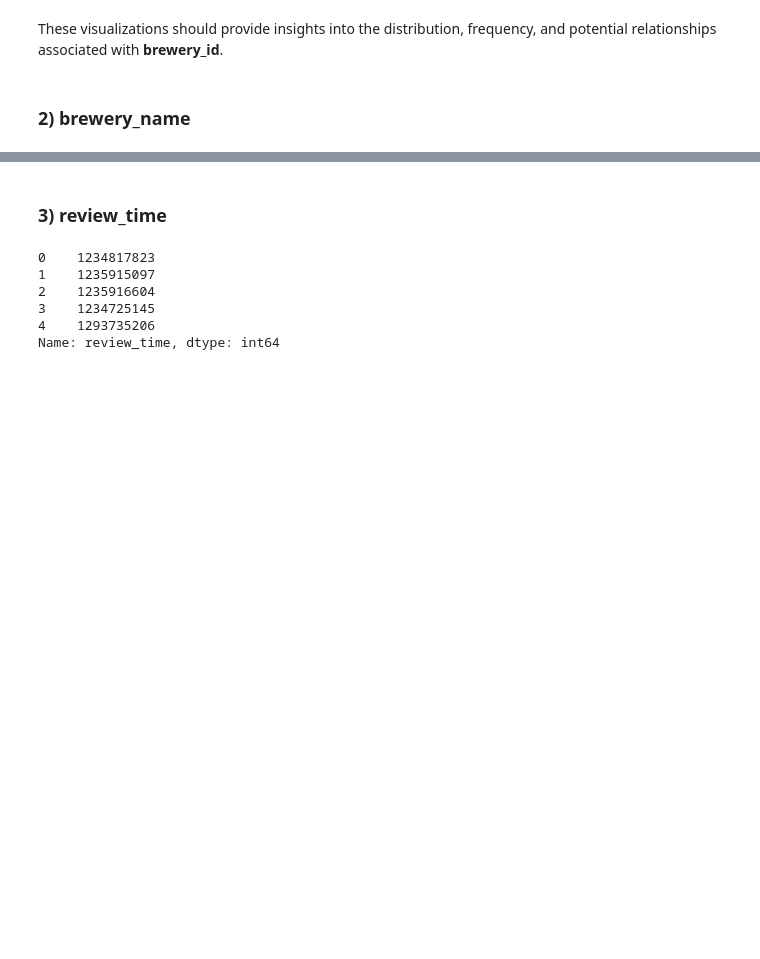
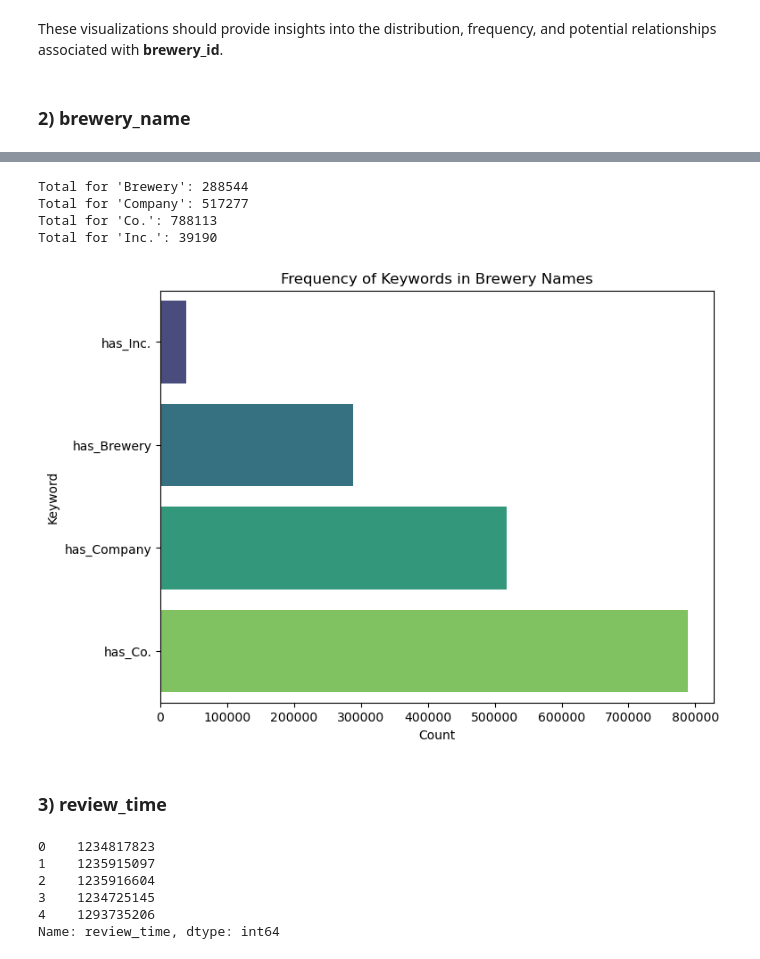
Before and after one commit to MEnesAkpinar/Beer_Advocate_Project, a Jupyter notebook: Beer_Advocate_Project.ipynb, the cells around one changed output, grey strips where cells are left out. Saved outputs shown, nothing was run; the diff lists cells and outputs as text; code cells hidden in the pictures; blank space fills up the shorter version.

```diff
--- a/Beer_Advocate_Project.ipynb
+++ b/Beer_Advocate_Project.ipynb
@@ -318,0 +345,5 @@ These visualizations should provide insights into the distribution, frequency, a
+# %%
+keywords = ['Brewery', 'Company', 'Co.', 'Inc.']
+
+for word in keywords:
+    df_review[f'has_{word}'] = df_review['brewery_name'].str.contains(word, case=False).astype(int)
@@ -319,3 +359,30 @@ These visualizations should provide insights into the distribution, frequency, a
+# %%
+keywords = ['Brewery', 'Company', 'Co.', 'Inc.']
+criteria_totals = {}
+
+
+for word in keywords:
+    criteria_totals[word] = df_review[f'has_{word}'].sum()
+
+
+for key, value in criteria_totals.items():
+    print(f"Total for '{key}': {value}")
+# %% [output]
+Total for 'Brewery': 288544
+Total for 'Company': 517277
+Total for 'Co.': 788113
+Total for 'Inc.': 39190
+# %%
+keyword_counts = df_review[[f'has_{word}' for word in keywords]].sum().sort_values()
+
+plt.figure(figsize=(8, 6))
+sns.barplot(x=keyword_counts.values, y=keyword_counts.index, palette='viridis')
+plt.title("Frequency of Keywords in Brewery Names")
+plt.xlabel("Count")
+plt.ylabel("Keyword")
+plt.show()
+# %% [output]
+[figure, added]
 # %% [markdown]
 ### 3) review_time
 # %%
```
Also changed, not shown: parts of 4 cells of this notebook.
